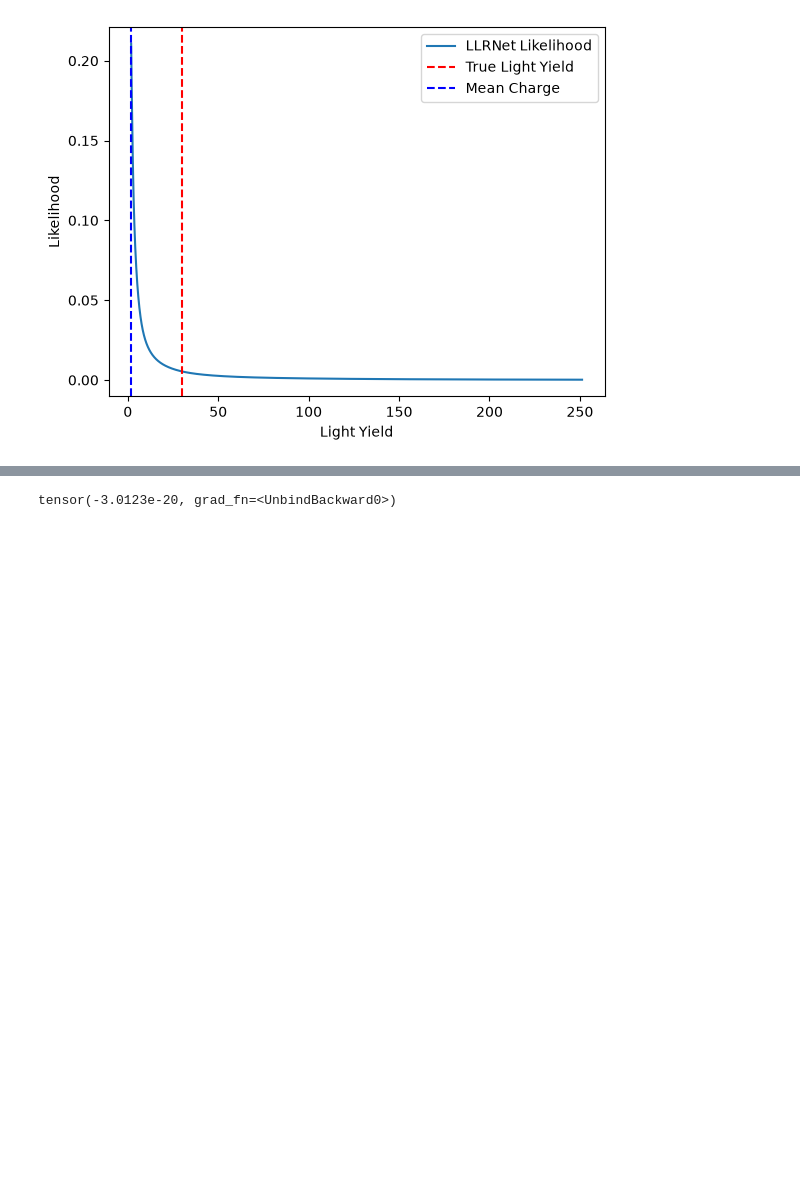
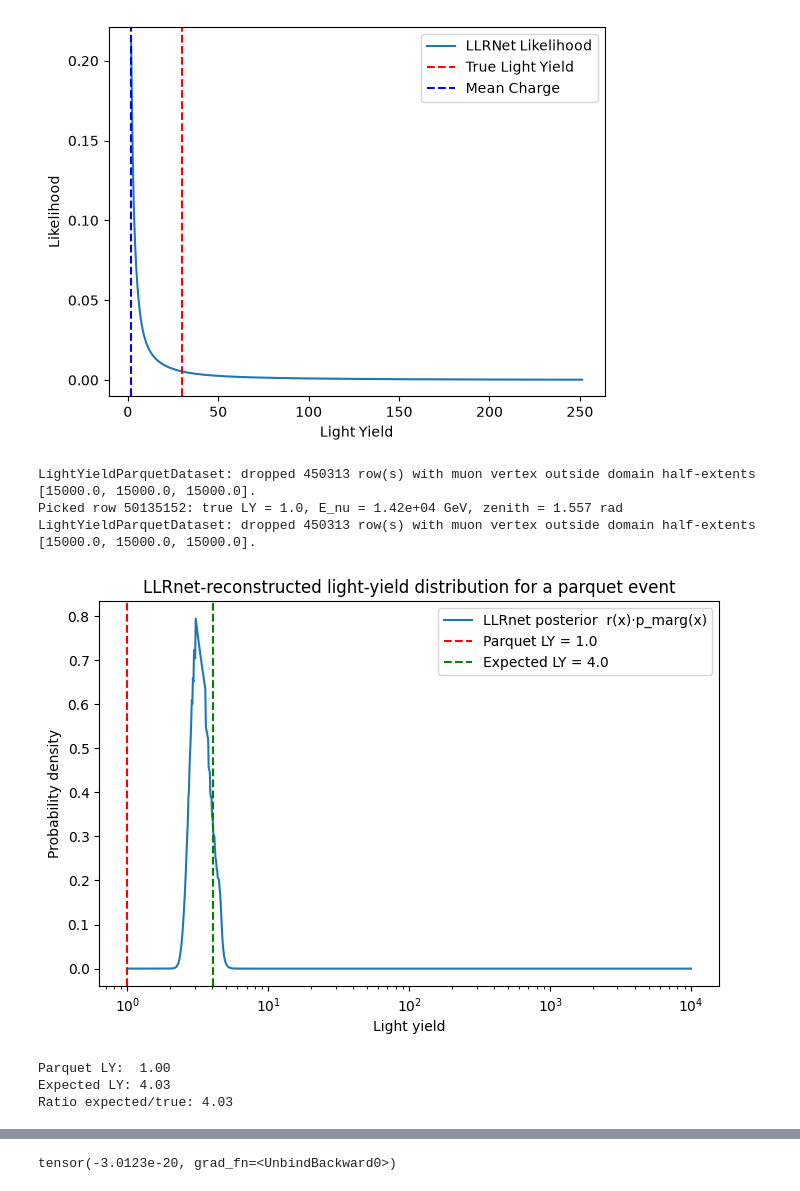
Before and after one commit to kristiantcho/nugget, a Jupyter notebook: nugget/examples/llr_testing.ipynb, the cells around one changed output, grey strips where cells are left out. Drawn from its saved outputs; the diff is of its cells as text; code cells hidden in the pictures; blank space fills up the shorter version.

```diff
--- a/nugget/examples/llr_testing.ipynb
+++ b/nugget/examples/llr_testing.ipynb
@@ -424,3 +502,33 @@ print(f'LLRnet ratio of predicted to true charge: {test_charges[torch.argmax(lik
 True Light Yield: 30.08, LLRNet Predicted Charge: 1.85
 LLRnet ratio of predicted to true charge: 0.06
 [figure]
+# %%
+
+
+# ---- config ----
+parquet_path = "new_accepted_photons_ly_all.parquet"   # <-- your parquet
+geometry_csv_path = "../other/800_40_40_geom.csv"     # <-- your geometry CSV
+device       = llr_net.device
+
+# ---- 1. Build the dataset once (gives us rows + event_data builder) ----
+#     add_pmt_direction / uniform_energy_zenith etc. are read from the model as usual.
+ds = llr_net.LightYieldParquetDataset(
+    llrnet_instance=llr_net,
+    parquet_path=parquet_path,
+    geometry_csv_path=geometry_csv_path,
+    seed=None,
+)
+
+
+
+# ---- 3. Marginalized LY PDF from the LLRnet built-in (LY >= 1, log-interpolated) ----
+pdf_fit = llr_net.compute_light_yield_pdf(parquet_path, geometry_csv_path)
+marginal_pdf = pdf_fit['pdf']                        # callable: linear LY -> density
+# %% [output]
+LightYieldParquetDataset: dropped 450313 row(s) with muon vertex outside domain half-extents [15000.0, 15000.0, 15000.0].
+Picked row 50135152: true LY = 1.0, E_nu = 1.42e+04 GeV, zenith = 1.557 rad
+LightYieldParquetDataset: dropped 450313 row(s) with muon vertex outside domain half-extents [15000.0, 15000.0, 15000.0].
+[figure, added]
+Parquet LY:  1.00
+Expected LY: 4.03
+Ratio expected/true: 4.03
```
Also changed, not shown: parts of 9 cells of this notebook, 4 other files.
